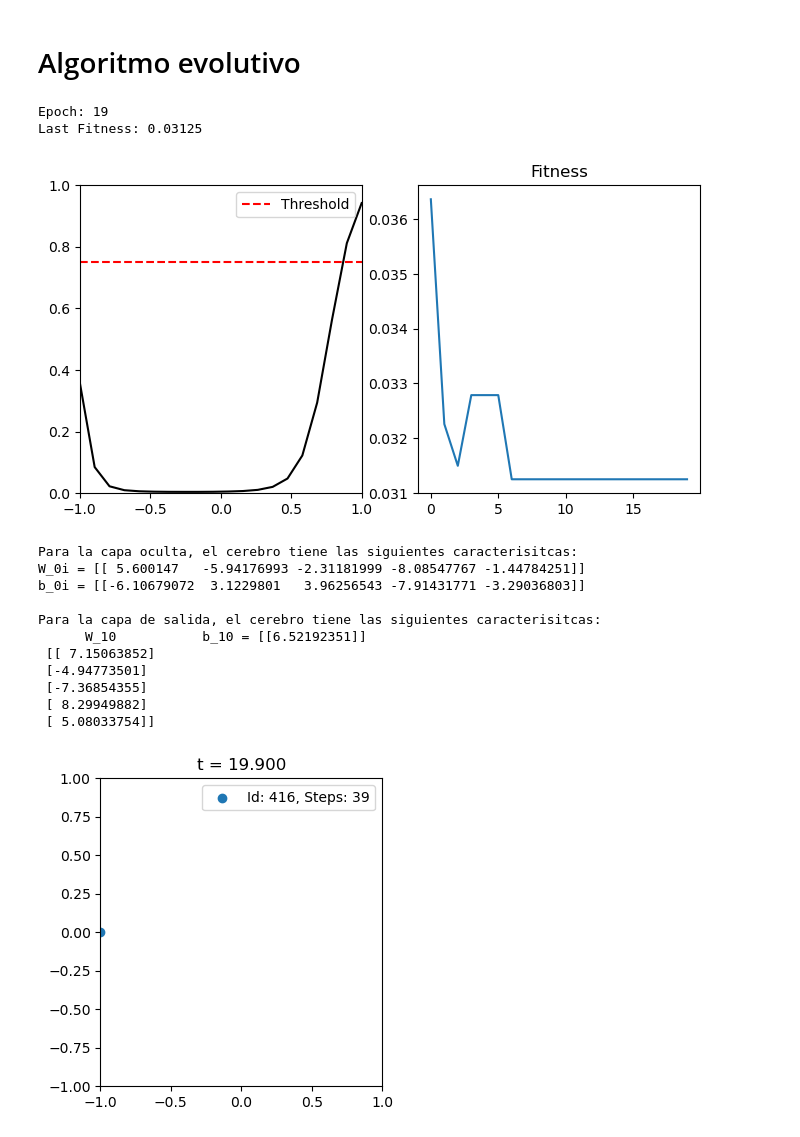
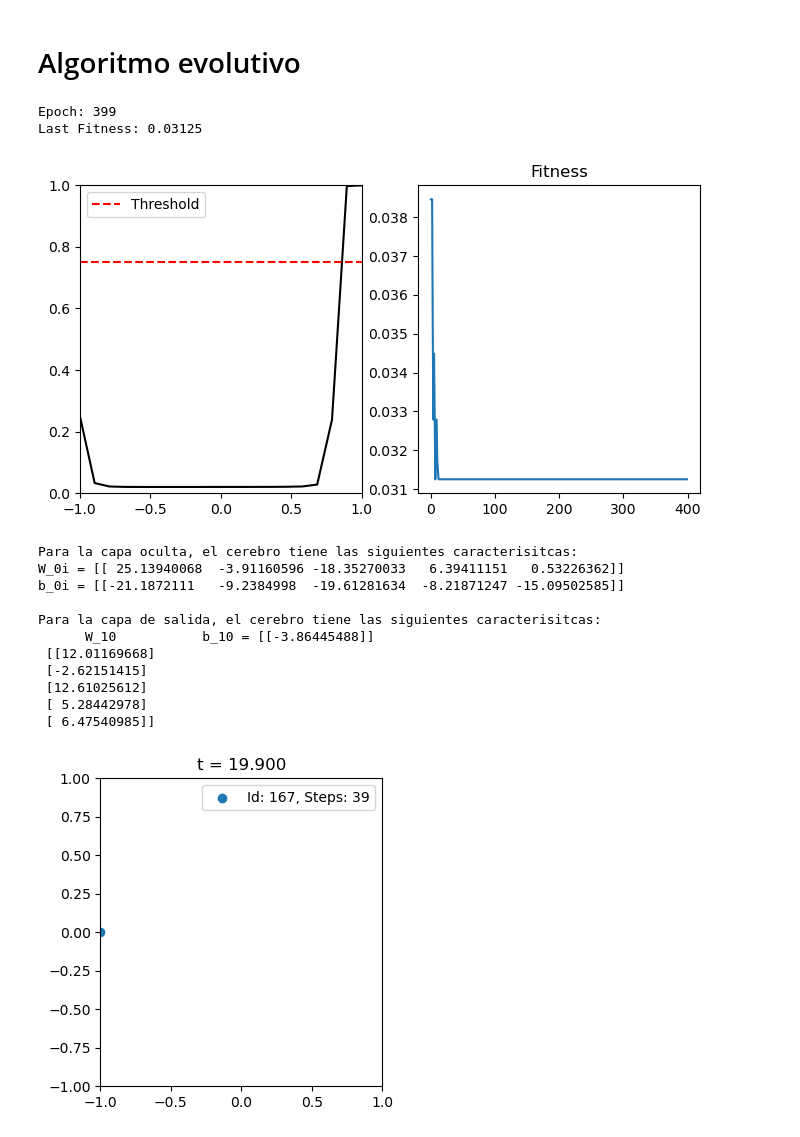
Before and after one commit to DANI2579/MetodosI_MateoRubio_DanielaLancheros, a Jupyter notebook: EvolutivoFinal.ipynb, the cells around one changed output. Saved outputs shown, nothing was run; the diff lists cells and outputs as text; code cells hidden in the pictures.

```diff
--- a/EvolutivoFinal.ipynb
+++ b/EvolutivoFinal.ipynb
@@ -293,12 +293,12 @@ def Genetic(Robots, epochs = 200, Plot = True, Plottime=False):
 
     return best_bot, FitVector,scores
 # %%
-Robots = GetRobots(500)
-Best, FitVector,scores = Genetic(Robots, epochs = 20,Plot=True,Plottime=False) # Apagar Plottime para el entrenamiento
+Robots = GetRobots(200)
+Best, FitVector,scores = Genetic(Robots, epochs = 400,Plot=True,Plottime=False) # Apagar Plottime para el entrenamiento
 # %% [output]
-Epoch: 19
+Epoch: 399
 Last Fitness: 0.03125
-[figure, old version]
+[figure, new version]
 # %%
 def DisplayBrain(Robot):
     l0,l1 = Robot.GetBrain()
@@ -311,16 +311,16 @@ def DisplayBrain(Robot):
 DisplayBrain(Best)
 # %% [output]
 Para la capa oculta, el cerebro tiene las siguientes caracterisitcas:
-W_0i = [[ 5.600147   -5.94176993 -2.31181999 -8.08547767 -1.44784251]]
-b_0i = [[-6.10679072  3.1229801   3.96256543 -7.91431771 -3.29036803]]
+W_0i = [[ 25.13940068  -3.91160596 -18.35270033   6.39411151   0.53226362]]
+b_0i = [[-21.1872111   -9.2384998  -19.61281634  -8.21871247 -15.09502585]]
 
 Para la capa de salida, el cerebro tiene las siguientes caracterisitcas:
-      W_10           b_10 = [[6.52192351]]
- [[ 7.15063852]
- [-4.94773501]
- [-7.36854355]
- [ 8.29949882]
- [ 5.08033754]]
+      W_10           b_10 = [[-3.86445488]]
+ [[12.01169668]
+ [-2.62151415]
+ [12.61025612]
+ [ 5.28442978]
+ [ 6.47540985]]
 # %%
 def ShowBestBot(p):
     Position = []
```
Also changed, not shown: parts of 1 cell of this notebook.
